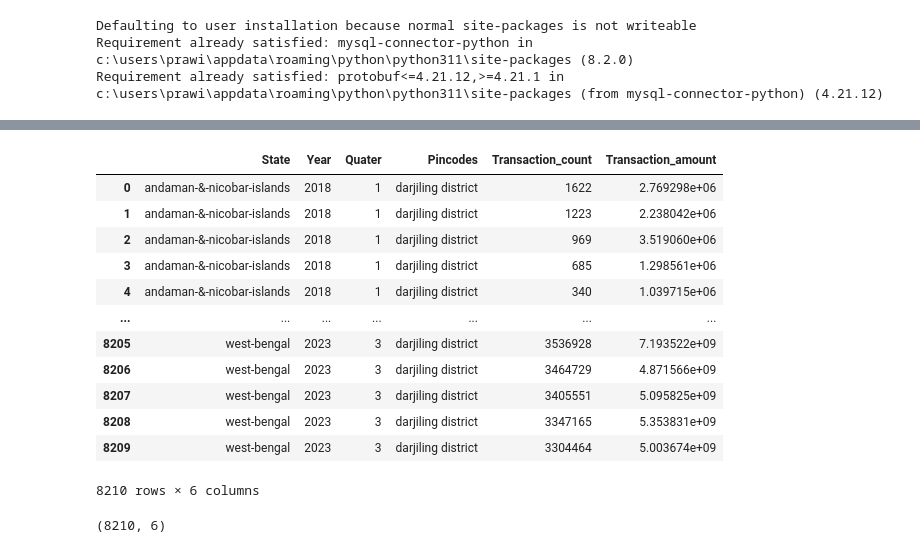
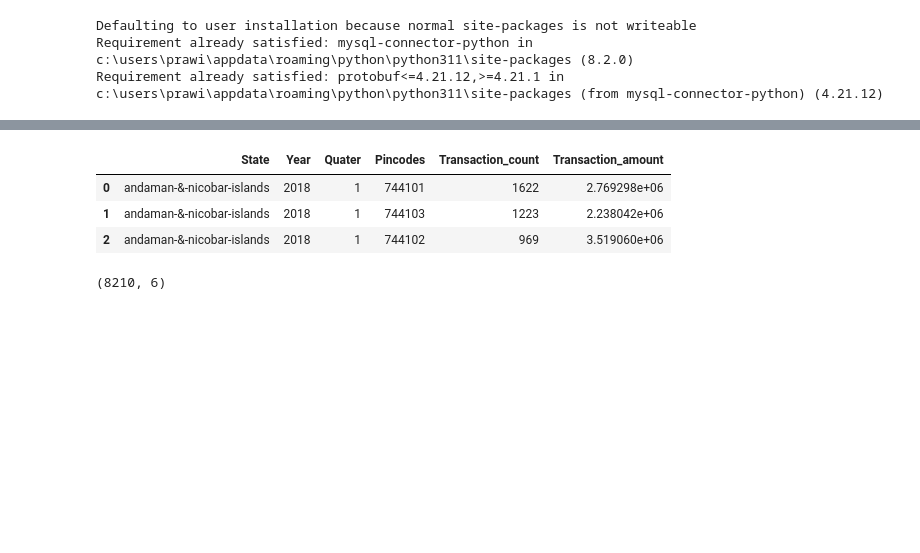
Before and after one commit to Prawinbaskar/PhonePe_CS_Project_2023, a Jupyter notebook: Praveen_Phonepe_Data_Extraction_stage01.ipynb, the cells around one changed output, grey strips where cells are left out. Drawn from its saved outputs; the diff is of its cells as text; code cells hidden in the pictures; blank space fills up the shorter version.

```diff
--- a/Praveen_Phonepe_Data_Extraction_stage01.ipynb
+++ b/Praveen_Phonepe_Data_Extraction_stage01.ipynb
@@ -330,2 +222,32 @@ Map_User = pd.DataFrame(clm4)
+# %%
+## Map_User_DataFrame: T4
+
+path4 = r"D:\Praveen_PhonePe_Project_2023\pulse\data\map\user\hover\country\india\state"
+Map_User_List = os.listdir(path4)
+
+clm4 = {'State':[], 'Year': [], 'Quater': [], 'District_Name': [], 'Reg_Users': [], 'App_Open': [] }
+
+for i in Map_User_List:
+    p_i = path4 + "/" + i
+    Map_yr = os.listdir(p_i)
+    for j in Map_yr:
+        p_j = p_i + "/" + j
+        Map_file = os.listdir(p_j)
+        for k in Map_file:
+            p_k = p_j + "/" + k
+            data4 = open(p_k,'r')
+            D = json.load(data4)
+            for z in D['data']['hoverData'].items():
+                district_Name  = z[0]
+                reg_users = z[1]['registeredUsers']
+                appsopen = z[1]['appOpens']
+                clm4['District_Name'].append(district_Name)
+                clm4['Reg_Users'].append(reg_users)
+                clm4['App_Open'].append(appsopen)
+                clm4['State'].append(state)
+                clm4['Year'].append(year)
+                clm4['Quater'].append(int(k.strip('.json')))
+
+Map_User = pd.DataFrame(clm4)
 # %%
 Map_User
@@ -400,7 +285,7 @@ for state in Top_Trans_List:    #state is like i variable in for-loop
                 pincodes=z['entityName']
                 count=z['metric']['count']
                 amount=z['metric']['amount']
-                clm5['Pincodes'].append(district_Name)
+                clm5['Pincodes'].append(pincodes)
                 clm5['Transaction_count'].append(count)
                 clm5['Transaction_amount'].append(amount)
                 clm5['State'].append(state)
@@ -409,21 +294,12 @@ for state in Top_Trans_List:    #state is like i variable in for-loop
                 #Succesfully created a dataframe
 Top_Trans=pd.DataFrame(clm5)
 # %%
-Top_Trans
+Top_Trans.head(3)
 # %% [output]
 |  | State | Year | Quater | Pincodes | Transaction_count | Transaction_amount |
-| 0 | andaman-&-nicobar-islands | 2018 | 1 | darjiling district | 1622 | 2.769298e+06 |
-| 1 | andaman-&-nicobar-islands | 2018 | 1 | darjiling district | 1223 | 2.238042e+06 |
-| 2 | andaman-&-nicobar-islands | 2018 | 1 | darjiling district | 969 | 3.519060e+06 |
-| 3 | andaman-&-nicobar-islands | 2018 | 1 | darjiling district | 685 | 1.298561e+06 |
-| 4 | andaman-&-nicobar-islands | 2018 | 1 | darjiling district | 340 | 1.039715e+06 |
-| ... | ... | ... | ... | ... | ... | ... |
-| 8205 | west-bengal | 2023 | 3 | darjiling district | 3536928 | 7.193522e+09 |
-| 8206 | west-bengal | 2023 | 3 | darjiling district | 3464729 | 4.871566e+09 |
-| 8207 | west-bengal | 2023 | 3 | darjiling district | 3405551 | 5.095825e+09 |
-| 8208 | west-bengal | 2023 | 3 | darjiling district | 3347165 | 5.353831e+09 |
-| 8209 | west-bengal | 2023 | 3 | darjiling district | 3304464 | 5.003674e+09 |
+| 0 | andaman-&-nicobar-islands | 2018 | 1 | 744101 | 1622 | 2.769298e+06 |
+| 1 | andaman-&-nicobar-islands | 2018 | 1 | 744103 | 1223 | 2.238042e+06 |
+| 2 | andaman-&-nicobar-islands | 2018 | 1 | 744102 | 969 | 3.519060e+06 |
-8210 rows × 6 columns
 # %%
 Top_Trans.shape
 # %% [output]
```
Also changed, not shown: parts of 50 cells of this notebook.
